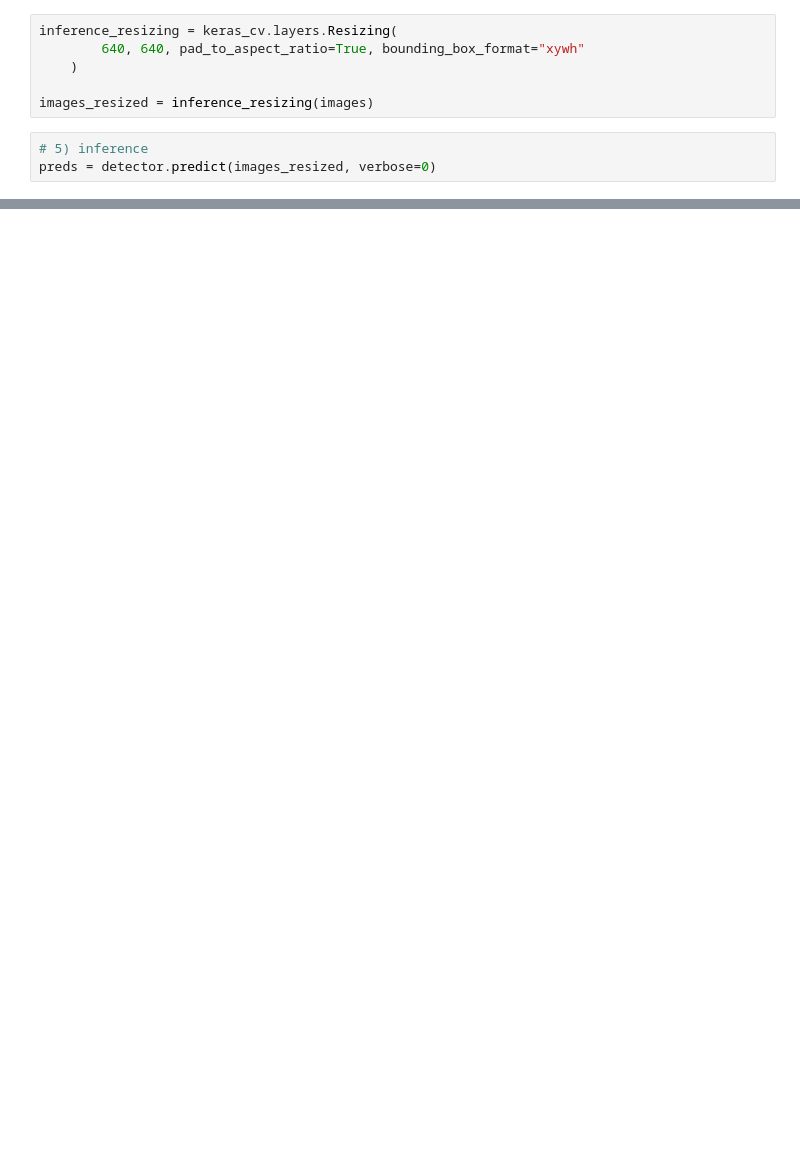
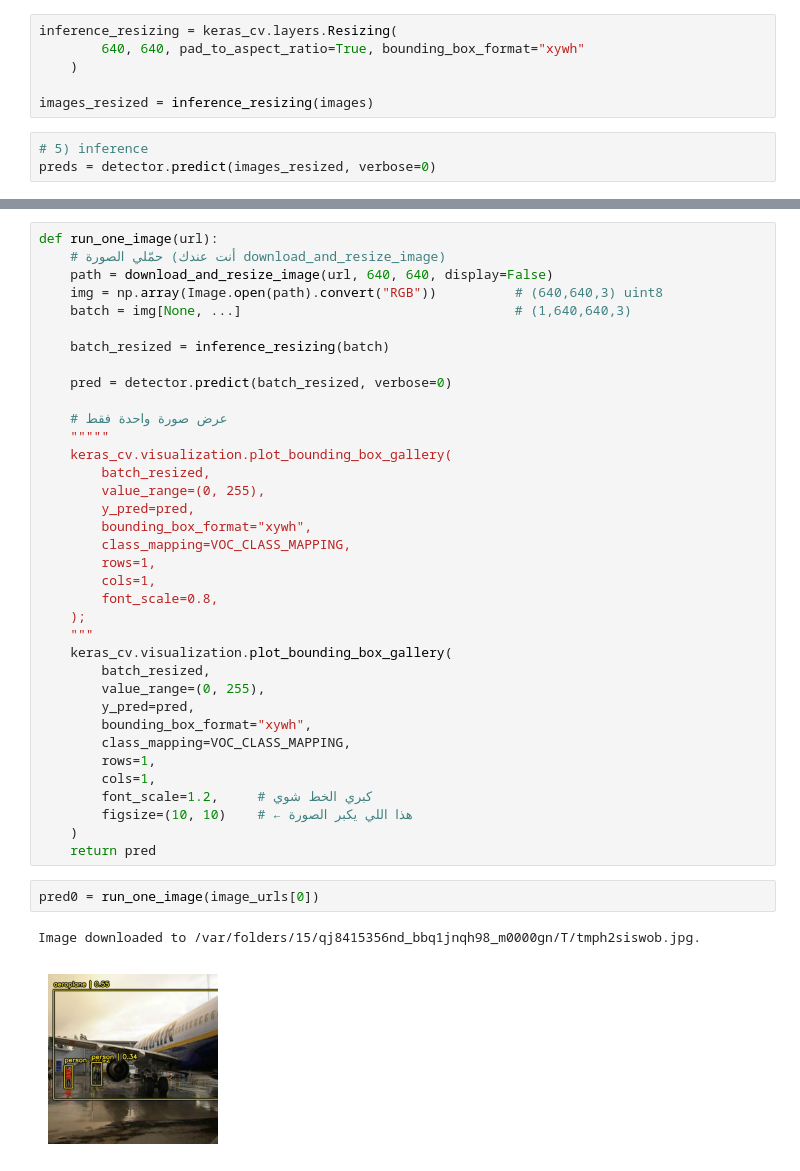
Before and after one commit to nbamardouf-source/arti560-computer-vision-labs, a Jupyter notebook: lab04-object-detection/lab04-object-detection-exercise.ipynb, the cells around one changed output, grey strips where cells are left out. Cells and saved outputs as stored; diff of their text form; blank space fills up the shorter version.

```diff
--- a/lab04-object-detection/lab04-object-detection-exercise.ipynb
+++ b/lab04-object-detection/lab04-object-detection-exercise.ipynb
@@ -143,0 +154,41 @@ keras_cv.visualization.plot_bounding_box_gallery(
+# %%
+def run_one_image(url):
+    # حمّلي الصورة (أنت عندك download_and_resize_image)
+    path = download_and_resize_image(url, 640, 640, display=False)
+    img = np.array(Image.open(path).convert("RGB"))          # (640,640,3) uint8
+    batch = img[None, ...]                                   # (1,640,640,3)
+
+    batch_resized = inference_resizing(batch)
+
+    pred = detector.predict(batch_resized, verbose=0)
+
+    # عرض صورة واحدة فقط
+    """""
+    keras_cv.visualization.plot_bounding_box_gallery(
+        batch_resized,
+        value_range=(0, 255),
+        y_pred=pred,
+        bounding_box_format="xywh",
+        class_mapping=VOC_CLASS_MAPPING,
+        rows=1,
+        cols=1,
+        font_scale=0.8,
+    );
+    """
+    keras_cv.visualization.plot_bounding_box_gallery(
+        batch_resized,
+        value_range=(0, 255),
+        y_pred=pred,
+        bounding_box_format="xywh",
+        class_mapping=VOC_CLASS_MAPPING,
+        rows=1,
+        cols=1,
+        font_scale=1.2,     # كبري الخط شوي
+        figsize=(10, 10)    # ← هذا اللي يكبر الصورة
+    )
+    return pred
+# %%
+pred0 = run_one_image(image_urls[0])
+# %% [output]
+Image downloaded to /var/folders/15/qj8415356nd_bbq1jnqh98_m0000gn/T/tmph2siswob.jpg.
+[figure, added]
```
Also changed, not shown: parts of 12 cells of this notebook.
